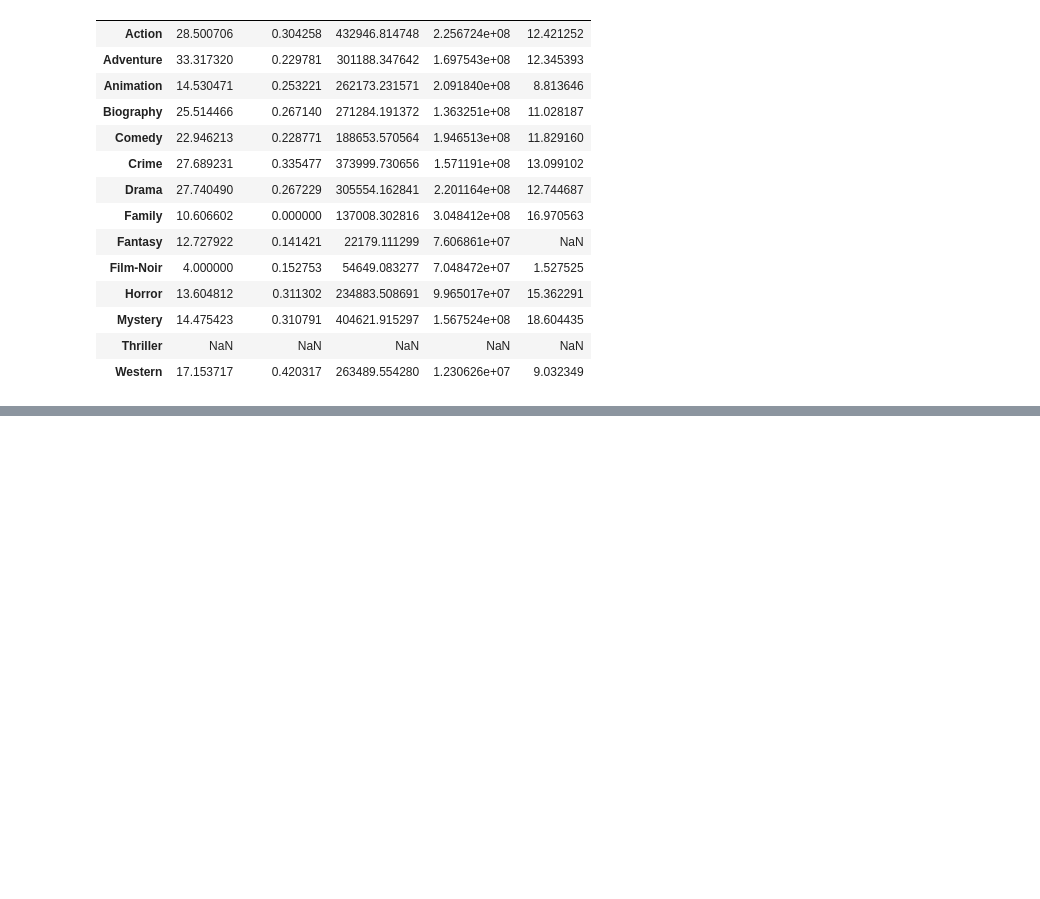
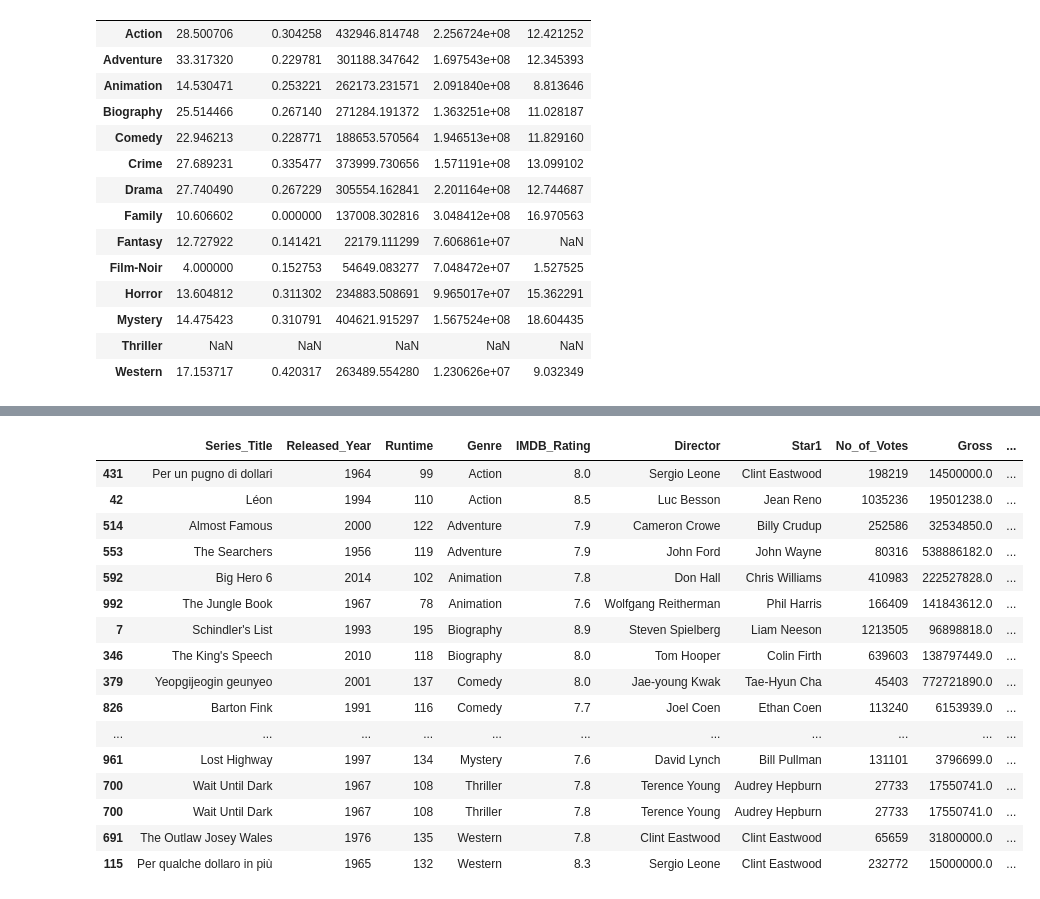
Before and after one commit to utkarshchouhan-dev/Python-Libraries, a Jupyter notebook: Pandas/Pandas-GroupBy.ipynb, the cells around one changed output, grey strips where cells are left out. Drawn from its saved outputs; the diff is of its cells as text; code cells hidden in the pictures; blank space fills up the shorter version.

```diff
--- a/Pandas/Pandas-GroupBy.ipynb
+++ b/Pandas/Pandas-GroupBy.ipynb
@@ -102,0 +375,20 @@ genres.max()
+# %%
+genres.sample(2,replace=True) # 2 a random movie from each genre, if there are less than 3 movies in a genre, it will repeat it.
+# %% [output]
+|  | Series_Title | Released_Year | Runtime | Genre | IMDB_Rating | Director | Star1 | No_of_Votes | Gross | ... |
+| 431 | Per un pugno di dollari | 1964 | 99 | Action | 8.0 | Sergio Leone | Clint Eastwood | 198219 | 14500000.0 | ... |
+| 42 | Léon | 1994 | 110 | Action | 8.5 | Luc Besson | Jean Reno | 1035236 | 19501238.0 | ... |
+| 514 | Almost Famous | 2000 | 122 | Adventure | 7.9 | Cameron Crowe | Billy Crudup | 252586 | 32534850.0 | ... |
+| 553 | The Searchers | 1956 | 119 | Adventure | 7.9 | John Ford | John Wayne | 80316 | 538886182.0 | ... |
+| 592 | Big Hero 6 | 2014 | 102 | Animation | 7.8 | Don Hall | Chris Williams | 410983 | 222527828.0 | ... |
+| 992 | The Jungle Book | 1967 | 78 | Animation | 7.6 | Wolfgang Reitherman | Phil Harris | 166409 | 141843612.0 | ... |
+| 7 | Schindler's List | 1993 | 195 | Biography | 8.9 | Steven Spielberg | Liam Neeson | 1213505 | 96898818.0 | ... |
+| 346 | The King's Speech | 2010 | 118 | Biography | 8.0 | Tom Hooper | Colin Firth | 639603 | 138797449.0 | ... |
+| 379 | Yeopgijeogin geunyeo | 2001 | 137 | Comedy | 8.0 | Jae-young Kwak | Tae-Hyun Cha | 45403 | 772721890.0 | ... |
+| 826 | Barton Fink | 1991 | 116 | Comedy | 7.7 | Joel Coen | Ethan Coen | 113240 | 6153939.0 | ... |
+| ... | ... | ... | ... | ... | ... | ... | ... | ... | ... | ... |
+| 961 | Lost Highway | 1997 | 134 | Mystery | 7.6 | David Lynch | Bill Pullman | 131101 | 3796699.0 | ... |
+| 700 | Wait Until Dark | 1967 | 108 | Thriller | 7.8 | Terence Young | Audrey Hepburn | 27733 | 17550741.0 | ... |
+| 700 | Wait Until Dark | 1967 | 108 | Thriller | 7.8 | Terence Young | Audrey Hepburn | 27733 | 17550741.0 | ... |
+| 691 | The Outlaw Josey Wales | 1976 | 135 | Western | 7.8 | Clint Eastwood | Clint Eastwood | 65659 | 31800000.0 | ... |
+| 115 | Per qualche dollaro in più | 1965 | 132 | Western | 8.3 | Sergio Leone | Clint Eastwood | 232772 | 15000000.0 | ... |
```
Also changed, not shown: parts of 35 cells of this notebook.
